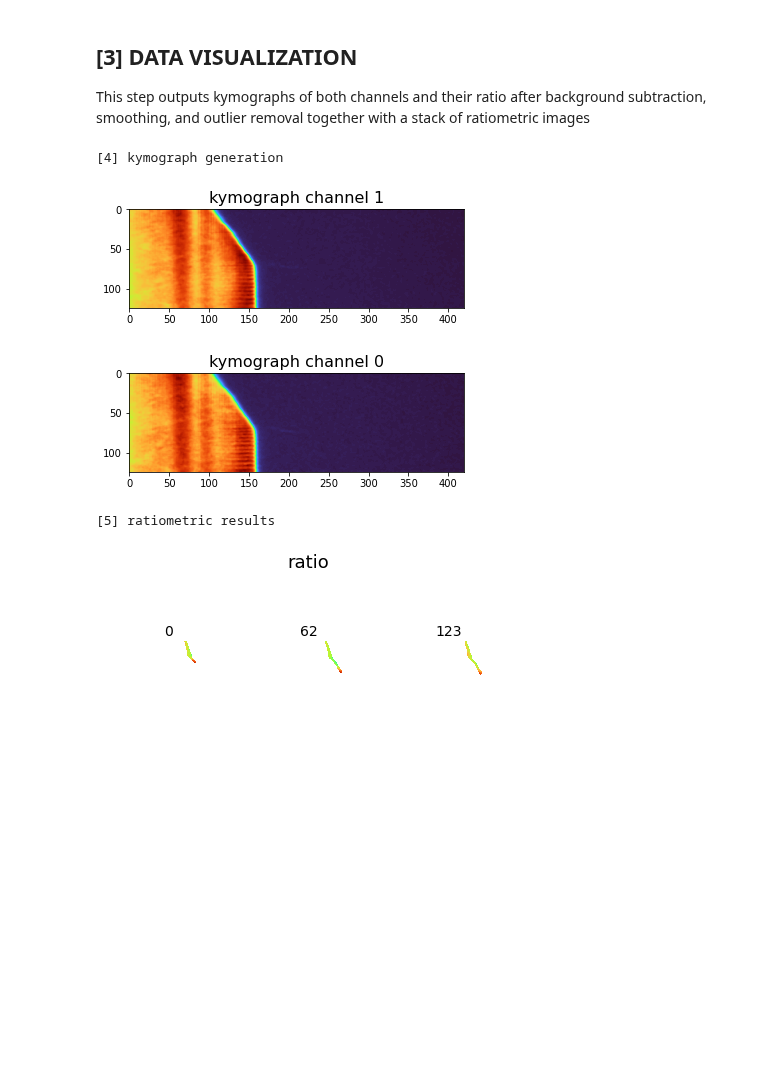
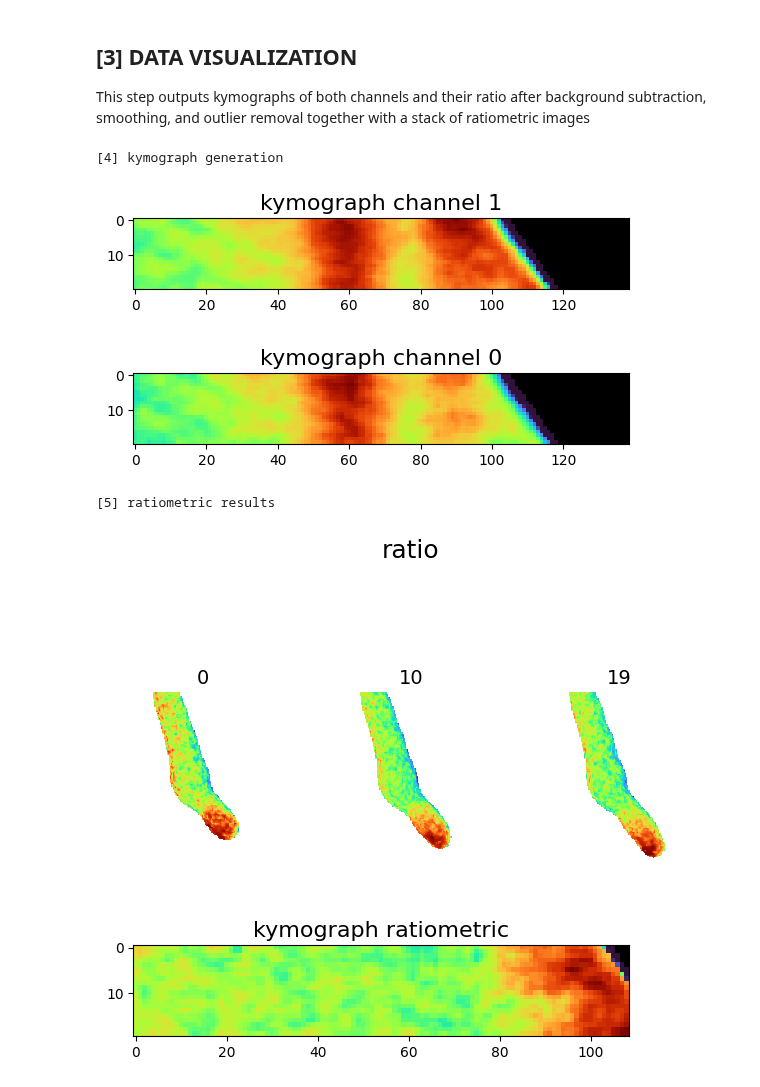
Before and after one commit to badain/amebas, a Jupyter notebook: AMEBAS_Colab.ipynb, the cells around one changed output. Cells and saved outputs as stored; diff of their text form; code cells hidden in the pictures; blank space fills up the shorter version.

Commit message:
updates colab notebook with sample data

```diff
--- a/AMEBAS_Colab.ipynb
+++ b/AMEBAS_Colab.ipynb
@@ -64,4 +73,8 @@ from visualization import *
 from processing import *
 # %% [markdown]
 ## FILE INPUT
+# %%
+#@title Run to use the sample data { display-mode: "form"}
+workDir = '/content/amebas'
+filename='Calcium_1_20_150.tiff'
 # %%
@@ -168,7 +176,7 @@ This step traces a path through the midline of the cell through skeletonization
 interpolation_fraction = .25
 extrapolation_length = -1
 last_frame = c_1.shape[0] - 1
-complete_skeletonization = True
+complete_skeletonization = False
 
 print("[3.1] skeletonization")
 if(complete_skeletonization):
@@ -241,31 +249,33 @@ if(hasTwoChannels):
     np.savetxt(f"{workDir}/out/{filename}_kymograph_c_0.csv", kymograph_c_0, delimiter=",")
 # %% [output]
 [4] kymograph generation
-[figure, old version]
+[figure, new version]
-[figure, old version]
+[figure, new version]
 # %%
 #@title Run to generate the Ratiometric Timelapse { display-mode: "form"}
 smooth_ratio = False
 switch_ratio = False
 background_ratio = False
 reject_outliers = True
 kymograph_kernel = 3
 shift_fraction = 0.7
 
 print("[5] ratiometric results")
 if(hasTwoChannels):
     ratio, masked_ratio = ratiometric(median_c_0, median_c_1, signal_c_1, mask_c_1, thresh_c_1, smooth_ratio, reject_outliers, switch_ratio)
+
     if(verbose): display_three(masked_ratio, "ratio", filename, '5_1', workDir, 'turbo')
-    io.imsave(f'{workDir}/out/{filename}_ratiometric.tiff', ratio)
-    if(background_ratio): io.imsave(f'{filename}_ratiometric.tiff', ratio)
-    else: io.imsave(f'{filename}_ratiometric.tiff', masked_foreground(ratio, mask_c_1))
+    if(background_ratio): io.imsave(f'{workDir}/out/{filename}_ratiometric.tiff', ratio)
+    else: io.imsave(f'{workDir}/out/{filename}_ratiometric.tiff', masked_foreground(ratio, mask_c_1))
 
     if(not complete_skeletonization): kymograph_ratio = kymograph(masked_foreground(ratio, mask_c_1), skeleton_object.coordinates, kymograph_kernel, growing_forward)
     else: kymograph_ratio = kymograph_framewise(masked_foreground(ratio, mask_c_1), skeleton_coordinates, kymograph_kernel, growing_forward)
 
     shifted_turbo_cmap = generate_cmap(shift_fraction)
-    plt.imsave(f'{filename}_kymograph_ratio.png', kymograph_ratio, cmap=shifted_turbo_cmap)
+    plt.imsave(f'{workDir}/out/{filename}_kymograph_ratio.png', kymograph_ratio, cmap=shifted_turbo_cmap)
     np.savetxt(f"{workDir}/out/{filename}_kymograph_ratio.csv", kymograph_ratio, delimiter=",")
+    if(verbose): display_single(kymograph_ratio, 'kymograph ratiometric', filename, '5_2', workDir, shifted_turbo_cmap)
 # %% [output]
 [5] ratiometric results
-[figure, old version]
+[figure, new version]
+[figure, added]
```
Also changed, not shown: parts of 8 cells of this notebook.
